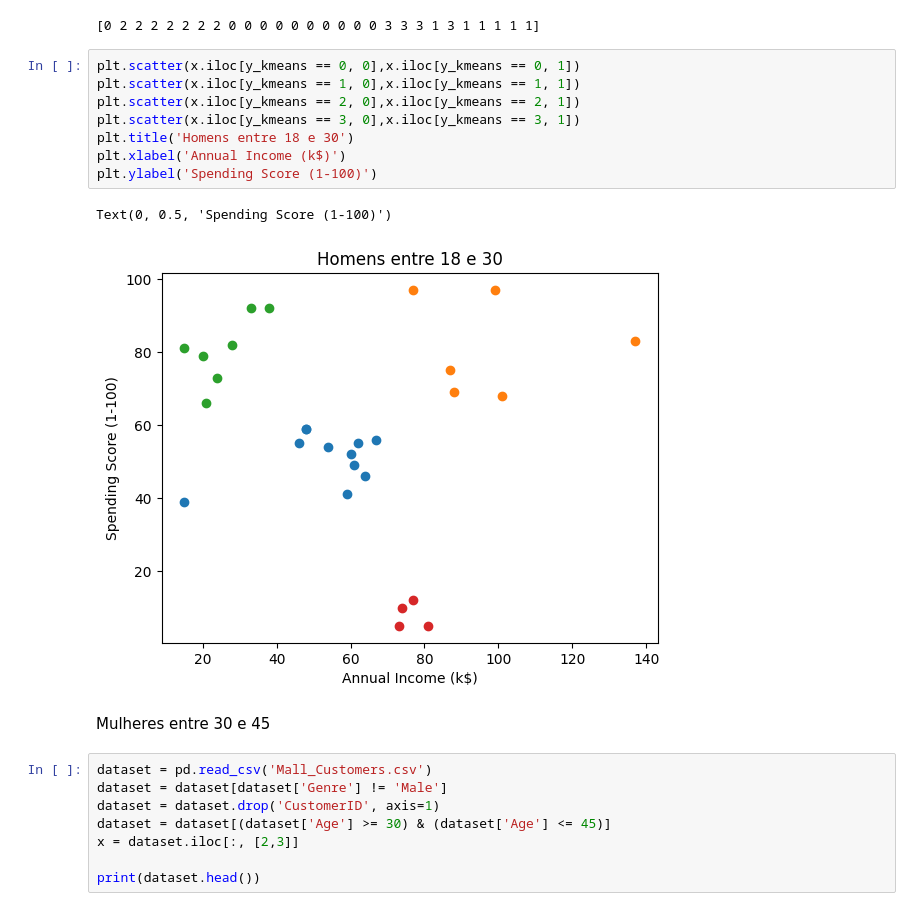
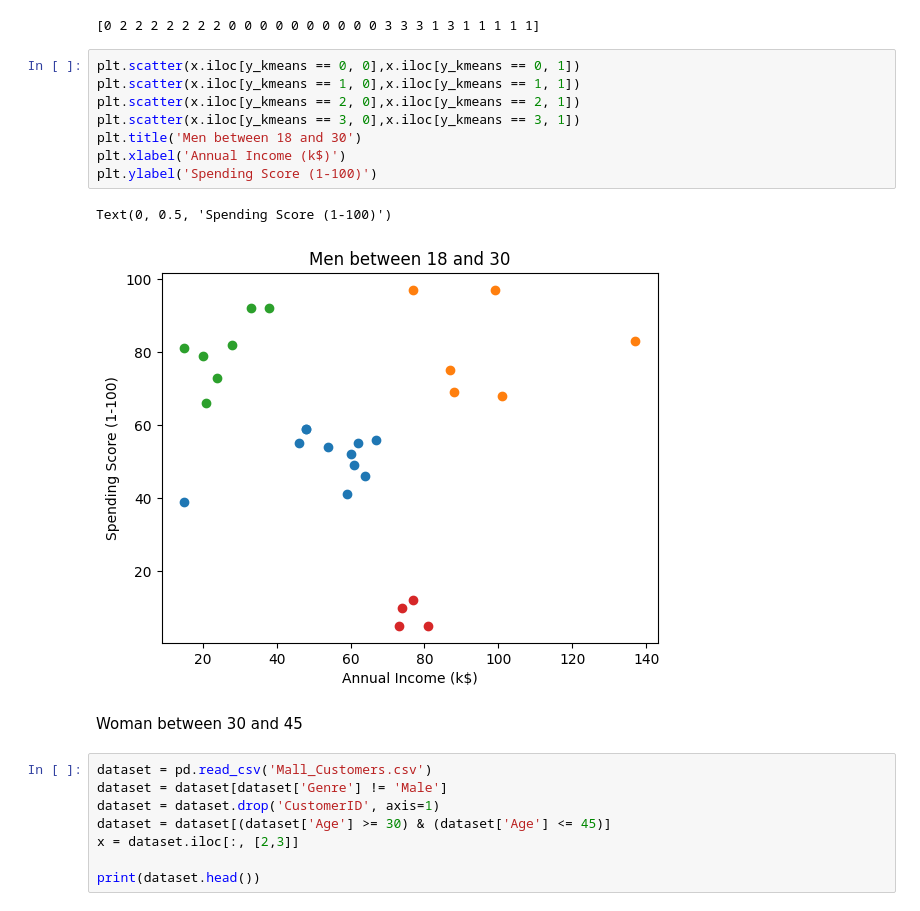
Before and after one commit to isadorafisica1512/Mall-customers-clustering, a Jupyter notebook: Mall_Customers.ipynb, the cells around one changed output. Cells and saved outputs as stored; diff of their text form.

```diff
--- a/Mall_Customers.ipynb
+++ b/Mall_Customers.ipynb
@@ -111,16 +113,16 @@ print(y_kmeans)
 # %%
 plt.scatter(x.iloc[y_kmeans == 0, 0],x.iloc[y_kmeans == 0, 1])
 plt.scatter(x.iloc[y_kmeans == 1, 0],x.iloc[y_kmeans == 1, 1])
 plt.scatter(x.iloc[y_kmeans == 2, 0],x.iloc[y_kmeans == 2, 1])
 plt.scatter(x.iloc[y_kmeans == 3, 0],x.iloc[y_kmeans == 3, 1])
-plt.title('Homens entre 18 e 30')
+plt.title('Men between 18 and 30')
 plt.xlabel('Annual Income (k$)')
 plt.ylabel('Spending Score (1-100)')
 # %% [output]
 Text(0, 0.5, 'Spending Score (1-100)')
-[figure, old version]
+[figure, new version]
-# %% [markdown]
-Mulheres entre 30 e 45
+# %% [markdown]
+Woman between 30 and 45
 # %%
 dataset = pd.read_csv('Mall_Customers.csv')
 dataset = dataset[dataset['Genre'] != 'Male']
```
Also changed, not shown: parts of 16 cells of this notebook.
